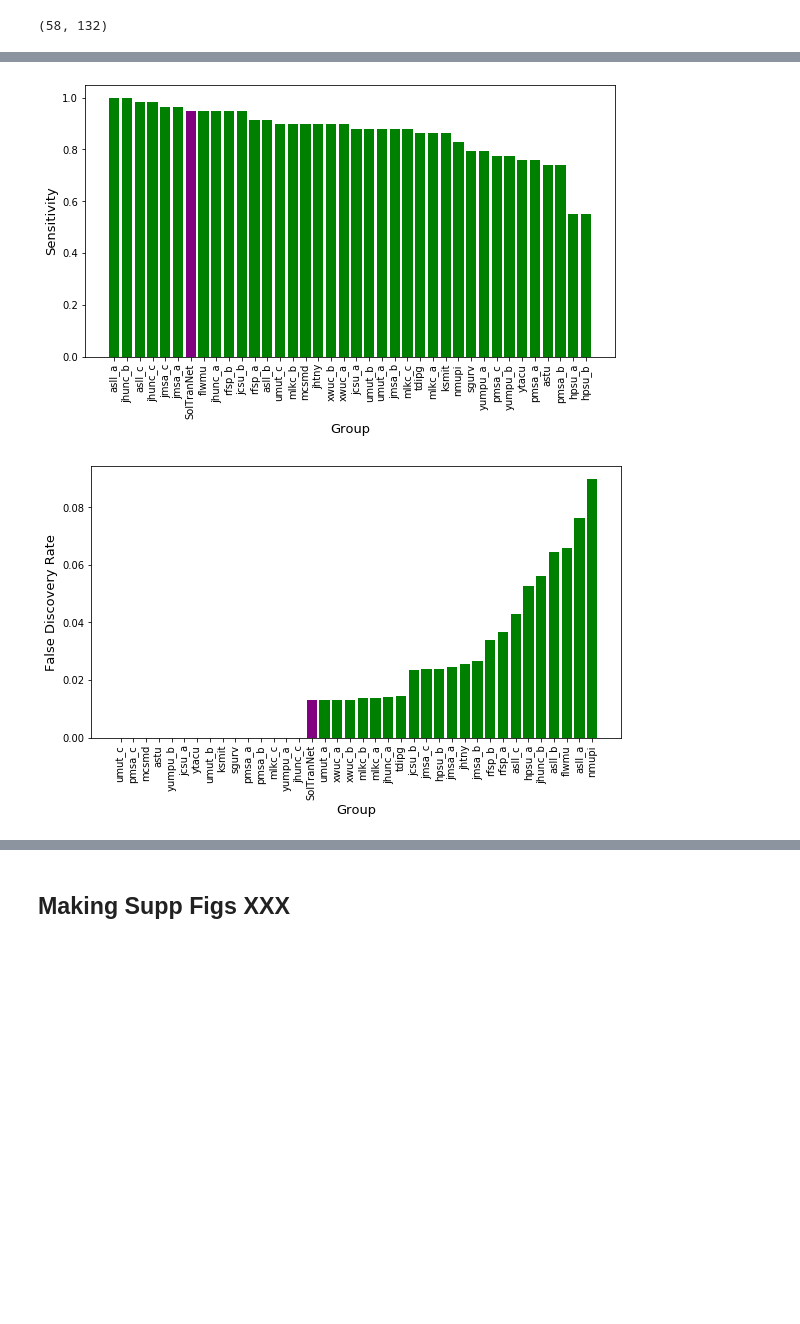
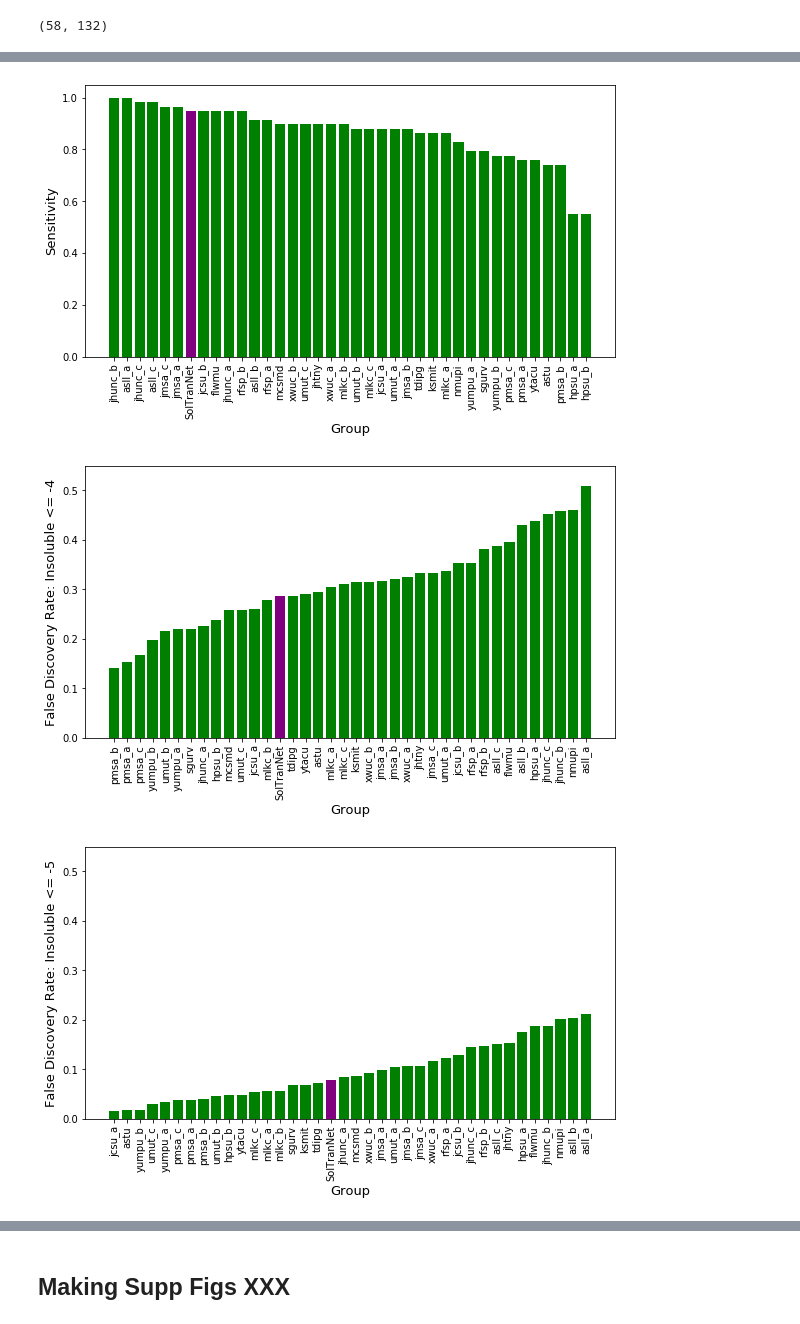
Before and after one commit to francoep/SolTranNet_paper, a Jupyter notebook: Making_Figures.ipynb, the cells around one changed output, grey strips where cells are left out. Saved outputs shown, nothing was run; the diff lists cells and outputs as text; code cells hidden in the pictures; blank space fills up the shorter version.

```diff
--- a/Making_Figures.ipynb
+++ b/Making_Figures.ipynb
@@ -1218,7 +1220,7 @@ print(data.to_latex(columns=['Dataset']+[x for x in data.columns.tolist() if 'R2
 # %% [markdown]
 ## Generating the plots for the "slicing analysis"?
 # %%
-def calc_stats(pred_array, true_array, insol_thresh=-6, lower_sol_thresh=-4, upper_sol_thresh=100000):
+def calc_stats(pred_array, true_array, insol_thresh=-6, sol_thresh=-4):
     '''
     This function will calculate the following on the predicted array:
         Hit% = #correct(lower_sol_thresh,upper_sol_thresh) / #(lower_sol_thresh,upper_sol_thresh)
@@ -1228,22 +1230,22 @@ def calc_stats(pred_array, true_array, insol_thresh=-6, lower_sol_thresh=-4, upp
     '''
 
     #first we need to access the examples which have true in (lower_sol_thresh, upper_sol_thresh)
-    true_mask=(true_array > lower_sol_thresh)&(true_array<upper_sol_thresh)
+    true_mask=(true_array > sol_thresh)
 
     #calculating the Hit%
     num_true=len(true_array[true_mask])
     poss_hits=pred_array[true_mask]
-    num_hits=np.sum((poss_hits>lower_sol_thresh)&(poss_hits<upper_sol_thresh))
+    num_hits=np.sum((poss_hits>sol_thresh))
     hit=num_hits/float(num_true)
 
     #calculating the Fail%
-    pred_mask=(pred_array > lower_sol_thresh)&(pred_array<upper_sol_thresh)
+    pred_mask=(pred_array > sol_thresh)
     insol_mask=true_array <= insol_thresh
     fail=np.sum(insol_mask & pred_mask) / float(np.sum(pred_mask))
 
     return hit,fail,np.sum(true_mask),np.sum(pred_mask)
 # %%
-data={'hit':[],'fail':[]}
+data={}
 
 #adding the SolTranNet data
 truths=np.array([])
@@ -1254,6 +1256,9 @@ for s in ['set1','set2']:
     truths=np.append(truths,t)
     p=tmp['pred']
     preds=np.append(preds,p)
-hit,fail,nt,npred=calc_stats(preds,truths)
-data['hit'].append(('SolTranNet',hit))
-data['fail'].append(('SolTranNet',fail))
+
+for ins in [-4,-5,-6]:
+    data[ins]={'hit':[],'fail':[]}
+    hit,fail,nt,npred=calc_stats(preds,truths,ins,-4)
+    data[ins]['hit']=[('SolTranNet',hit)]
+    data[ins]['fail']=[('SolTranNet',fail)]
@@ -1307,21 +1332,29 @@ for k in keys:
 # %%
-for k in data:
-    fig=plt.figure(figsize=(9.5,5))
-    if k=='hit':
-        all_data=sorted(data[k],key=lambda x:x[1],reverse=True)
-        plt.ylabel('Sensitivity')
-    else:
-        all_data=sorted(data[k],key=lambda x:x[1])
-        plt.ylabel('False Discovery Rate')
+plotted_sens=False
+for ins in data:
+    for k in data[ins]:
+        if k=='hit':
+            if plotted_sens:
+                continue
+            fig=plt.figure(figsize=(9.5,5))
+            all_data=sorted(data[ins][k],key=lambda x:x[1],reverse=True)
+            plt.ylabel('Sensitivity')
+        else:
+            fig=plt.figure(figsize=(9.5,5))
+            all_data=sorted(data[ins][k],key=lambda x:x[1])
+            plt.ylabel(f'False Discovery Rate: Insoluble <= {ins}')
+            plt.ylim((0,0.55))
 
-    labels=[x[0] for x in all_data]
-    ys=[x[1] for x in all_data]
-    x_pos=[i for i,_ in enumerate(all_data)]
-    colors=['purple' if x[0]=='SolTranNet' else 'green' for x in all_data]
-    plt.bar(x_pos,ys,color=colors)
-    plt.xlabel('Group')
-    plt.xticks(x_pos,labels,rotation='vertical')
-    plt.savefig(f'figures/{k}_solchal2.pdf')
+        labels=[x[0] for x in all_data]
+        ys=[x[1] for x in all_data]
+        x_pos=[i for i,_ in enumerate(all_data)]
+        colors=['purple' if x[0]=='SolTranNet' else 'green' for x in all_data]
+        plt.bar(x_pos,ys,color=colors)
+        plt.xlabel('Group')
+        plt.xticks(x_pos,labels,rotation='vertical')
+        plt.savefig(f'figures/{k}_{ins}_solchal2.pdf')
+        plotted_sens=True
 # %% [output]
-[figure, old version]
+[figure, new version]
-[figure, old version]
+[figure, new version]
+[figure, added]
```
Also changed, not shown: parts of 7 cells of this notebook, 6 other files.
